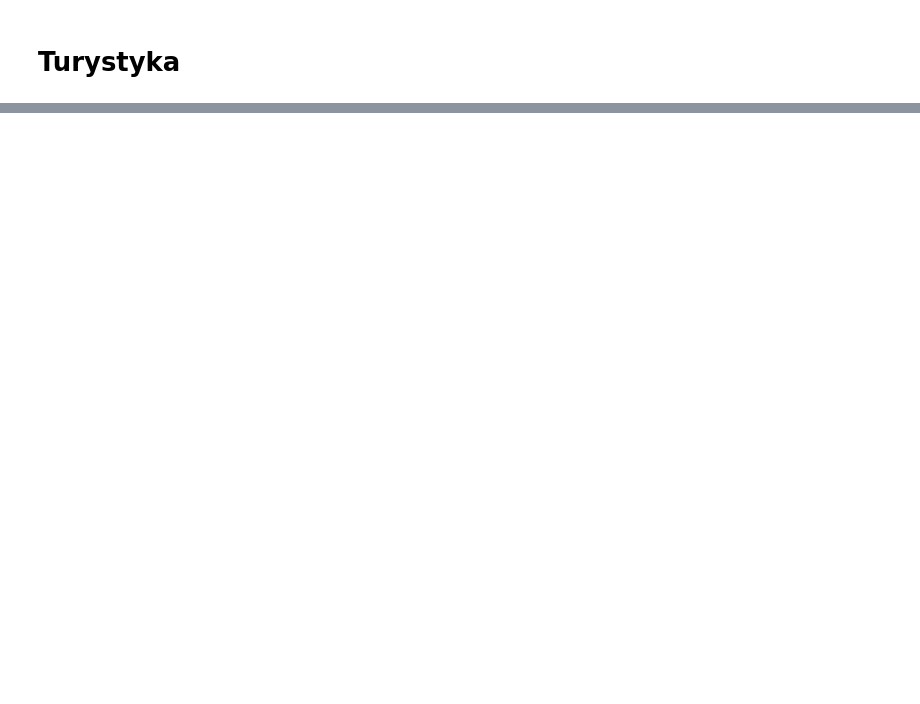
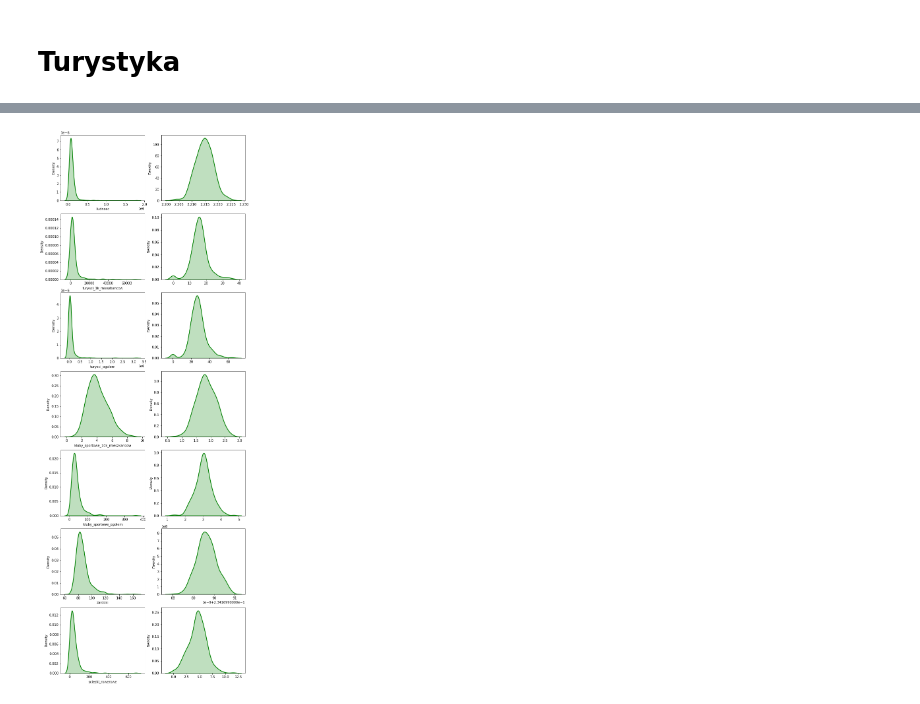
Before and after one commit to wojtekolesinski/bicycle-shop-case-study, a Jupyter notebook: notebook.ipynb, the cells around one changed output, grey strips where cells are left out. Cells and saved outputs as stored; diff of their text form; code cells hidden in the pictures; blank space fills up the shorter version.

```diff
--- a/notebook.ipynb
+++ b/notebook.ipynb
@@ -236,0 +286,28 @@ dane_razem['turysci_lacznie'] = dane_razem['turysci_lacznie'].astype(np.int64)
+# %%
+import warnings
+from scipy.stats import boxcox
+
+
+fig, ax = plt.subplots(dane_razem.columns.size, 2)
+
+with warnings.catch_warnings(record=True):
+    for i, col in enumerate(dane_razem.columns):
+        sns.distplot(dane_razem[col], hist=False, kde = True,
+                 kde_kws = {'shade': True, 'linewidth': 2},
+                 color='green',
+                 label=col,
+                 ax=ax[i, 0]
+                 )
+
+        sns.distplot(boxcox(dane_razem[col] + 1)[0], hist=False, kde = True,
+                     kde_kws = {'shade': True, 'linewidth': 2},
+                     color='green',
+                     label=col,
+                     ax=ax[i, 1]
+                     )
+
+
+fig.set_figwidth(10)
+fig.set_figheight(30)
+# %% [output]
+[figure, added]
```
Also changed, not shown: parts of 53 cells of this notebook.
